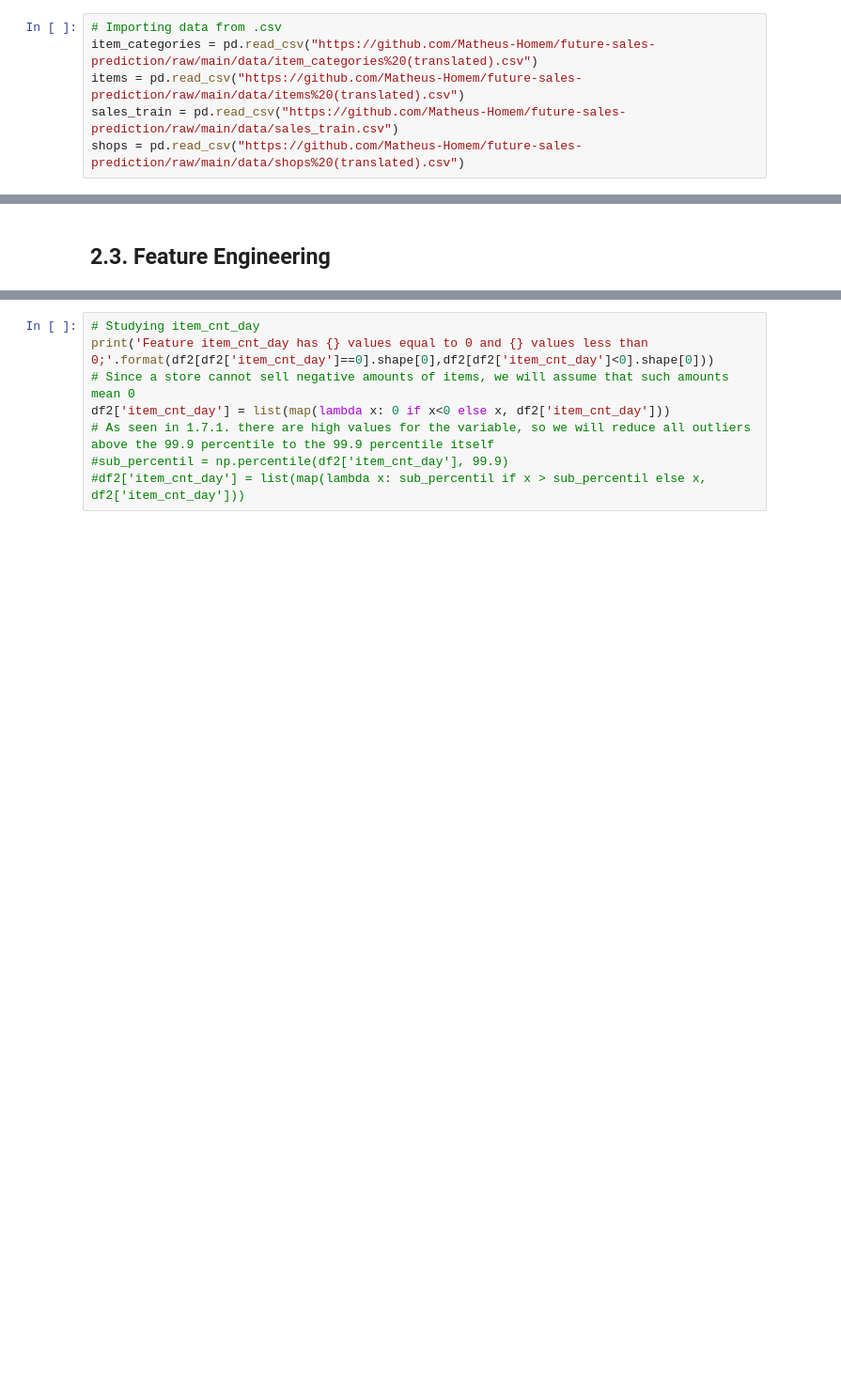
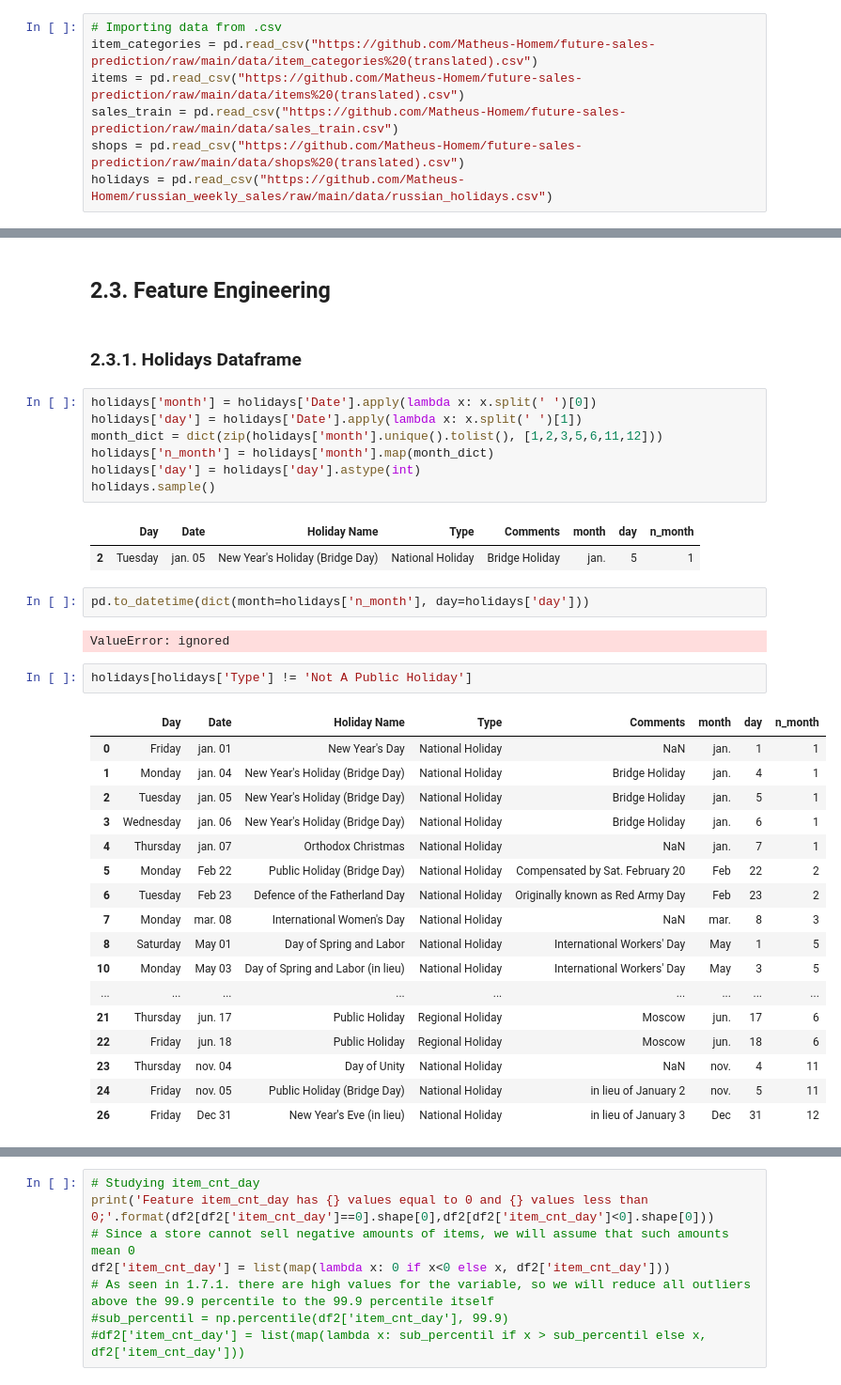
Before and after one commit to Matheus-Homem/Matheus-Homem, a Jupyter notebook: notebook/Future_Sales_Prediction.ipynb, the cells around one changed output, grey strips where cells are left out. Shown at 94% size. Saved outputs shown, nothing was run; the diff lists cells and outputs as text; blank space fills up the shorter version.

Commit message:
Update month and day of holidays

```diff
--- a/notebook/Future_Sales_Prediction.ipynb
+++ b/notebook/Future_Sales_Prediction.ipynb
@@ -40,6 +43,7 @@ item_categories = pd.read_csv("https://github.com/Matheus-Homem/future-sales-pre
 items = pd.read_csv("https://github.com/Matheus-Homem/future-sales-prediction/raw/main/data/items%20(translated).csv")
 sales_train = pd.read_csv("https://github.com/Matheus-Homem/future-sales-prediction/raw/main/data/sales_train.csv")
 shops = pd.read_csv("https://github.com/Matheus-Homem/future-sales-prediction/raw/main/data/shops%20(translated).csv")
+holidays = pd.read_csv("https://github.com/Matheus-Homem/russian_weekly_sales/raw/main/data/russian_holidays.csv")
 # %%
 # First row of 'item_categories'
 item_categories.loc[0]
@@ -229,3 +243,39 @@ df2 = df1.copy()
 **19.**
 # %% [markdown]
 ## 2.3. Feature Engineering
+# %% [markdown]
+### 2.3.1. Holidays Dataframe
+# %%
+holidays['month'] = holidays['Date'].apply(lambda x: x.split(' ')[0])
+holidays['day'] = holidays['Date'].apply(lambda x: x.split(' ')[1])
+month_dict = dict(zip(holidays['month'].unique().tolist(), [1,2,3,5,6,11,12]))
+holidays['n_month'] = holidays['month'].map(month_dict)
+holidays['day'] = holidays['day'].astype(int)
+holidays.sample()
+# %% [output]
+|  | Day | Date | Holiday Name | Type | Comments | month | day | n_month |
+| 2 | Tuesday | jan. 05 | New Year's Holiday (Bridge Day) | National Holiday | Bridge Holiday | jan. | 5 | 1 |
+# %%
+pd.to_datetime(dict(month=holidays['n_month'], day=holidays['day']))
+# %% [output]
+ValueError: ignored
+# %%
+holidays[holidays['Type'] != 'Not A Public Holiday']
+# %% [output]
+|  | Day | Date | Holiday Name | Type | Comments | month | day | n_month |
+| 0 | Friday | jan. 01 | New Year's Day | National Holiday | NaN | jan. | 1 | 1 |
+| 1 | Monday | jan. 04 | New Year's Holiday (Bridge Day) | National Holiday | Bridge Holiday | jan. | 4 | 1 |
+| 2 | Tuesday | jan. 05 | New Year's Holiday (Bridge Day) | National Holiday | Bridge Holiday | jan. | 5 | 1 |
+| 3 | Wednesday | jan. 06 | New Year's Holiday (Bridge Day) | National Holiday | Bridge Holiday | jan. | 6 | 1 |
+| 4 | Thursday | jan. 07 | Orthodox Christmas | National Holiday | NaN | jan. | 7 | 1 |
+| 5 | Monday | Feb 22 | Public Holiday (Bridge Day) | National Holiday | Compensated by Sat. February 20 | Feb | 22 | 2 |
+| 6 | Tuesday | Feb 23 | Defence of the Fatherland Day | National Holiday | Originally known as Red Army Day | Feb | 23 | 2 |
+| 7 | Monday | mar. 08 | International Women's Day | National Holiday | NaN | mar. | 8 | 3 |
+| 8 | Saturday | May 01 | Day of Spring and Labor | National Holiday | International Workers' Day | May | 1 | 5 |
+| 10 | Monday | May 03 | Day of Spring and Labor (in lieu) | National Holiday | International Workers' Day | May | 3 | 5 |
+| ... | ... | ... | ... | ... | ... | ... | ... | ... |
+| 21 | Thursday | jun. 17 | Public Holiday | Regional Holiday | Moscow | jun. | 17 | 6 |
+| 22 | Friday | jun. 18 | Public Holiday | Regional Holiday | Moscow | jun. | 18 | 6 |
+| 23 | Thursday | nov. 04 | Day of Unity | National Holiday | NaN | nov. | 4 | 11 |
+| 24 | Friday | nov. 05 | Public Holiday (Bridge Day) | National Holiday | in lieu of January 2 | nov. | 5 | 11 |
+| 26 | Friday | Dec 31 | New Year's Eve (in lieu) | National Holiday | in lieu of January 3 | Dec | 31 | 12 |
```
Also changed, not shown: parts of 15 cells of this notebook.
